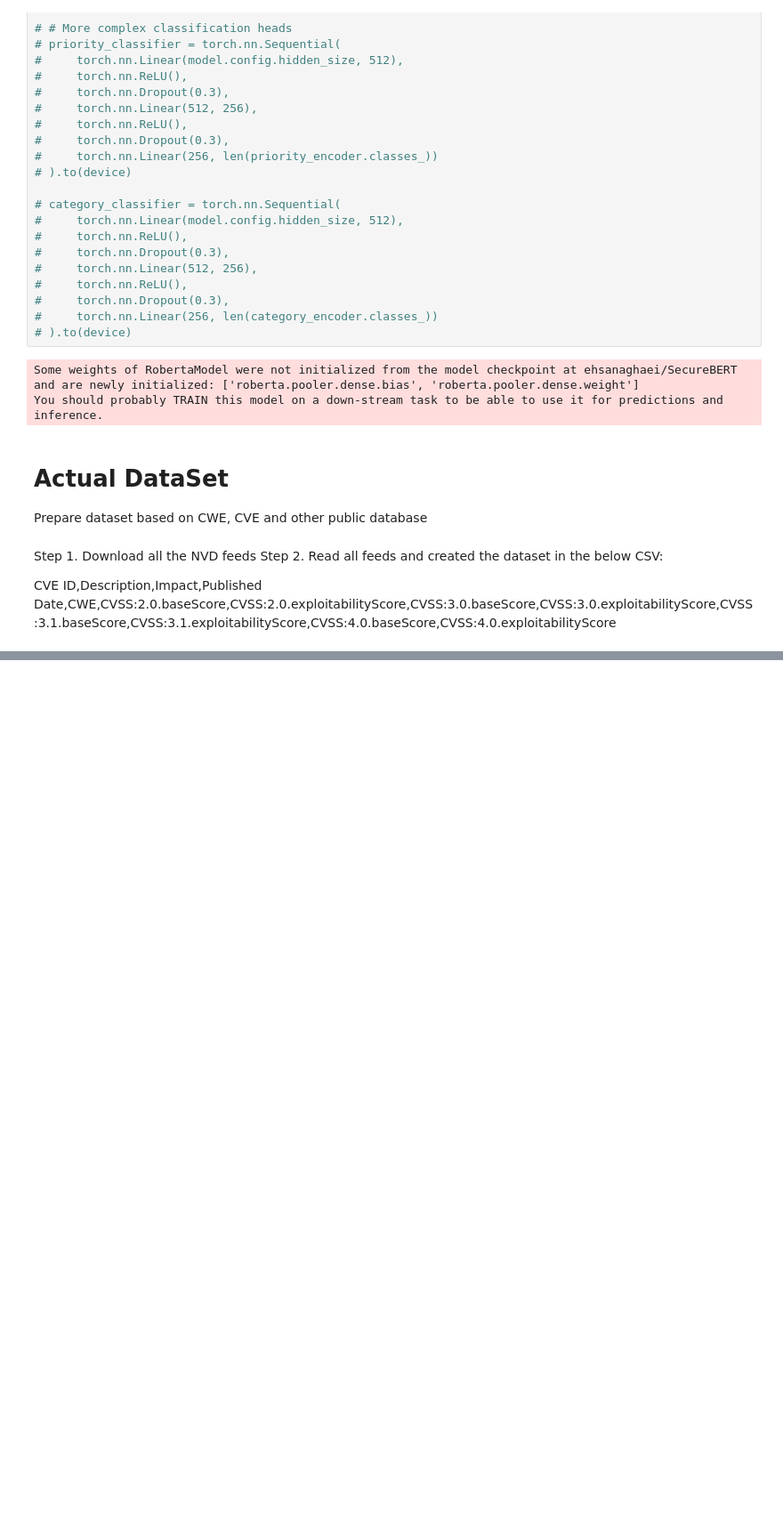
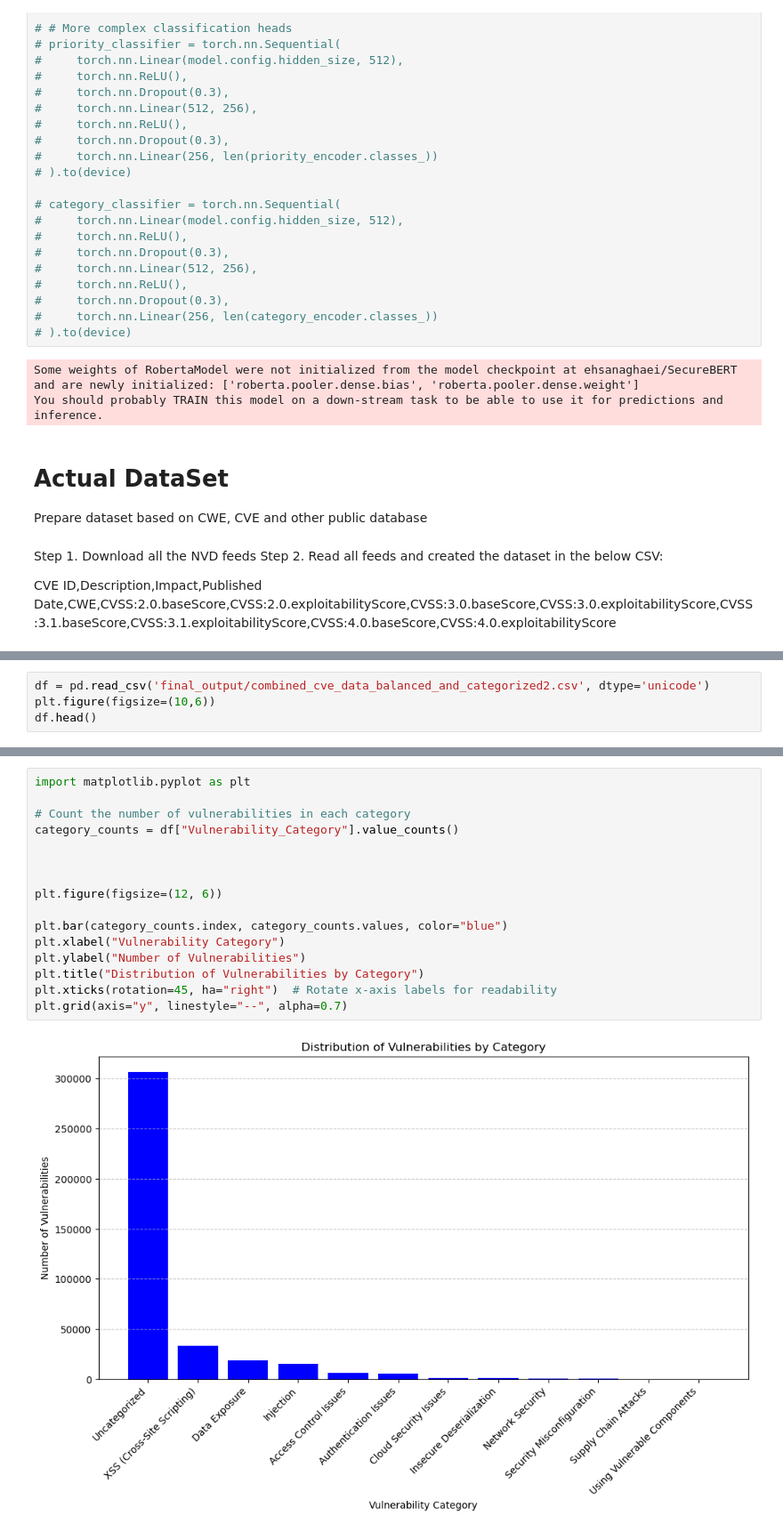
Before and after one commit to vinaybist/SecurityRequirement, a Jupyter notebook: SecurityRequirement.ipynb, the cells around one changed output, grey strips where cells are left out. Shown at 89% size. Drawn from its saved outputs; the diff is of its cells as text; blank space fills up the shorter version.

```diff
--- a/SecurityRequirement.ipynb
+++ b/SecurityRequirement.ipynb
@@ -560,0 +647,4 @@ drive.mount('/content/drive')
+# %%
+df = pd.read_csv('final_output/combined_cve_data_balanced_and_categorized2.csv', dtype='unicode')
+plt.figure(figsize=(10,6))
+df.head()
@@ -560,0 +684,18 @@ drive.mount('/content/drive')
+# %%
+import matplotlib.pyplot as plt
+
+# Count the number of vulnerabilities in each category
+category_counts = df["Vulnerability_Category"].value_counts()
+
+
+
+plt.figure(figsize=(12, 6))
+
+plt.bar(category_counts.index, category_counts.values, color="blue")
+plt.xlabel("Vulnerability Category")
+plt.ylabel("Number of Vulnerabilities")
+plt.title("Distribution of Vulnerabilities by Category")
+plt.xticks(rotation=45, ha="right")  # Rotate x-axis labels for readability
+plt.grid(axis="y", linestyle="--", alpha=0.7)
+# %% [output]
+[figure, added]
```
Also changed, not shown: parts of 25 cells of this notebook.
